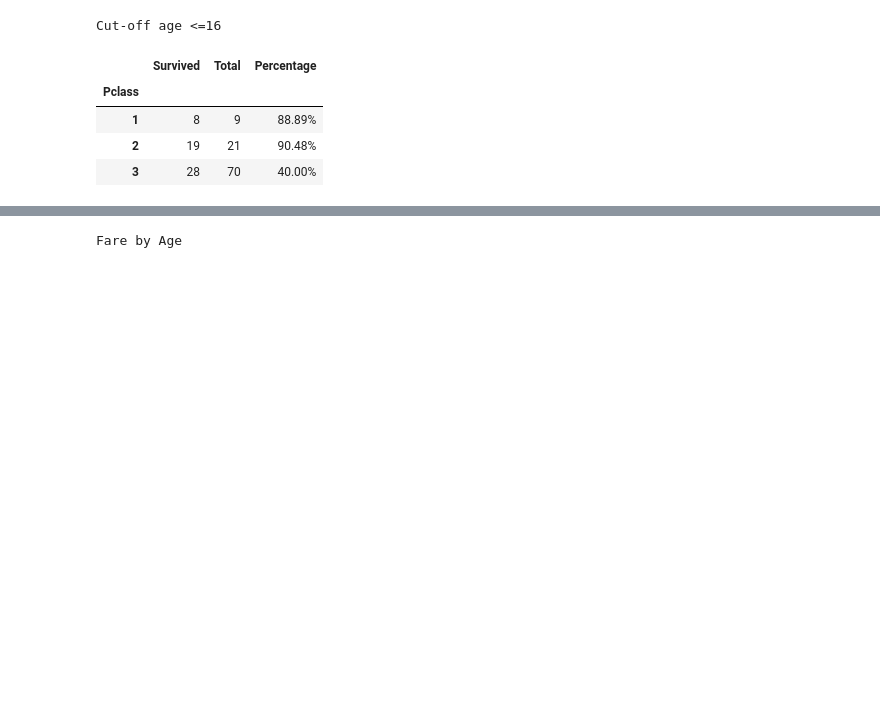
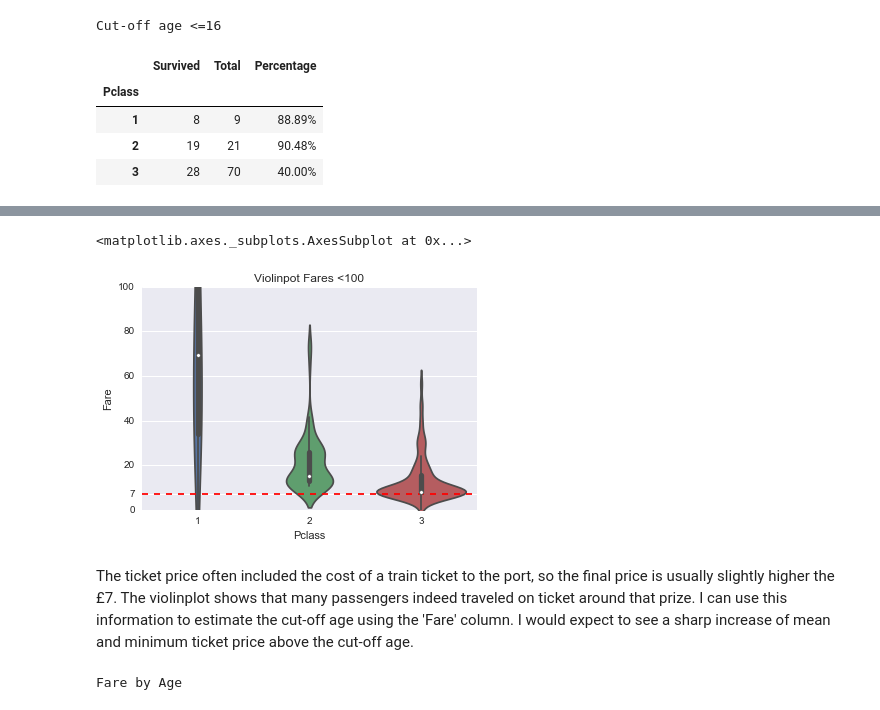
Before and after one commit to popolvar/udacity-dand-P2-titanic, a Jupyter notebook: Konecny P2 - Titanic.ipynb, the cells around one changed output, grey strips where cells are left out. Drawn from its saved outputs; the diff is of its cells as text; code cells hidden in the pictures; blank space fills up the shorter version.

```diff
--- a/Konecny P2 - Titanic.ipynb
+++ b/Konecny P2 - Titanic.ipynb
@@ -264,3 +281,17 @@ The ticket price often included the cost of a train ticket to the port, so the f
+# %%
+ax =plt.axes()
+ax.set_title('Violinpot Fares <100')
+ax.set_ylim([0,100])
+
+ax.axhline(y=7.0, color='r', ls='--',label='p=0.05')
+plt.yticks(list(plt.yticks()[0]) +[7.0])
+
+sns.violinplot(x="Pclass", y="Fare",data=passengers_df_age,inner = "box", ax = ax)
+# %% [output]
+<matplotlib.axes._subplots.AxesSubplot at 0x...>
+[figure, added]
+# %% [markdown]
+The ticket price often included the cost of a train ticket to the port, so the final price is usually slightly higher the £7. The violinplot shows that many passengers indeed traveled on ticket around that prize. I can use this information to estimate the cut-off age using the 'Fare' column. I would expect to see a sharp increase of mean and minimum ticket price above the cut-off age.
 # %%
 def analyze_children_fare (df, max_age, pclass):
     #print "Child of {} years".format(age)
```
Also changed, not shown: parts of 6 cells of this notebook.
